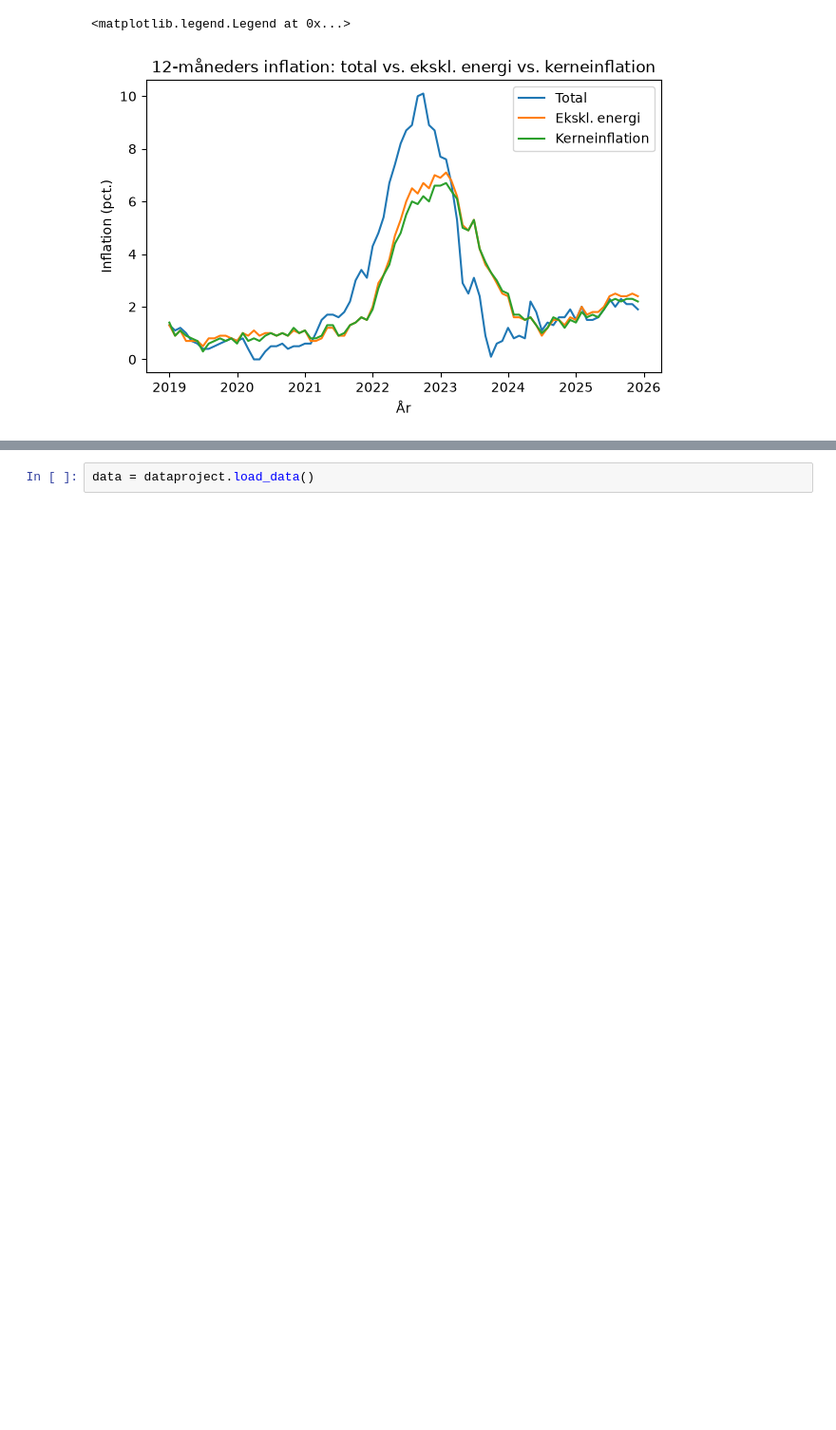
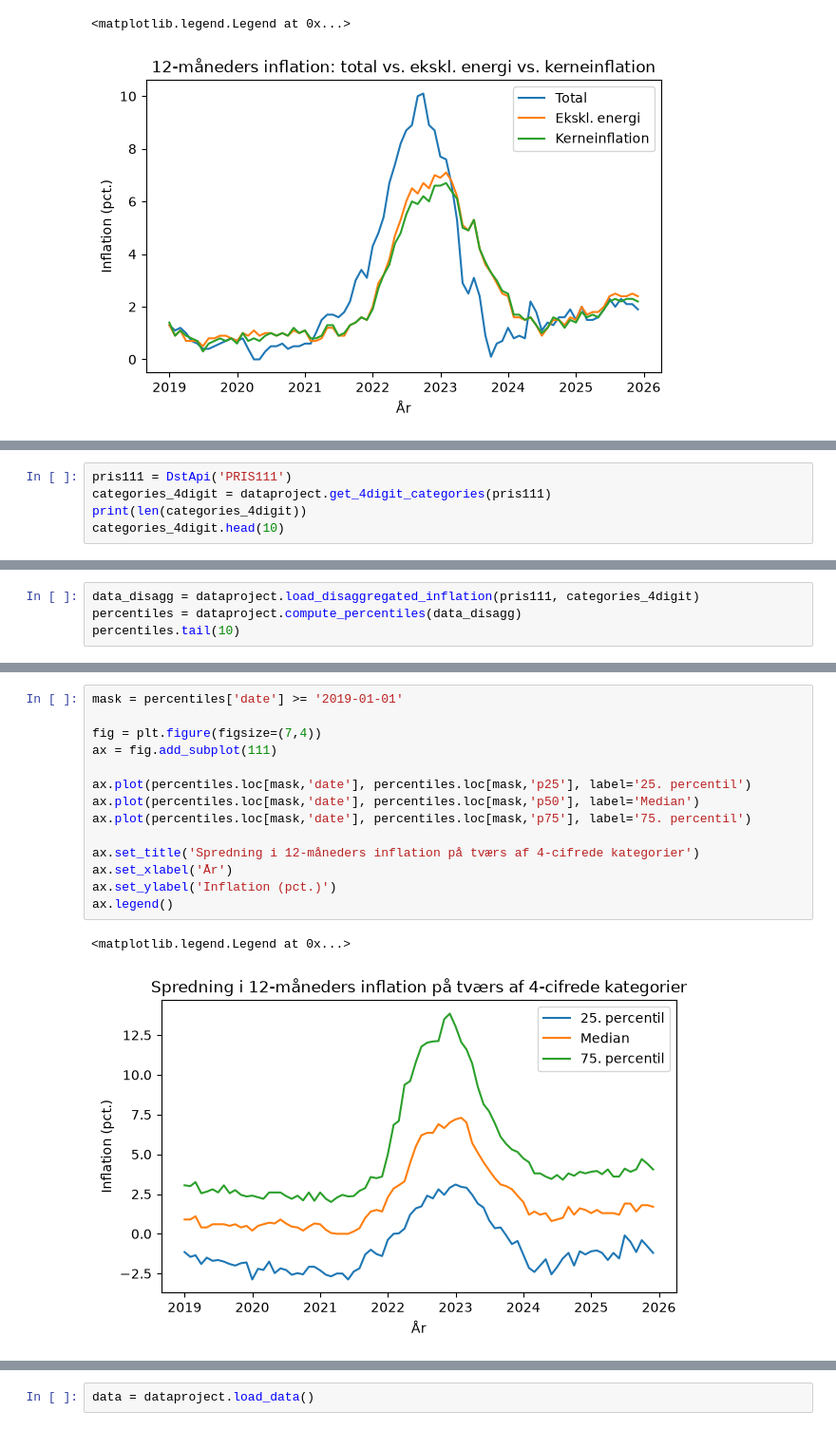
Before and after one commit to NumEconCopenhagen/projects-2025-jvb, a Jupyter notebook: 01_dataproject/dataproject.ipynb, the cells around one changed output, grey strips where cells are left out. Shown at 95% size. Saved outputs shown, nothing was run; the diff lists cells and outputs as text; blank space fills up the shorter version.

```diff
--- a/01_dataproject/dataproject.ipynb
+++ b/01_dataproject/dataproject.ipynb
@@ -275,0 +304,5 @@ ax.legend()
+# %%
+pris111 = DstApi('PRIS111')
+categories_4digit = dataproject.get_4digit_categories(pris111)
+print(len(categories_4digit))
+categories_4digit.head(10)
@@ -275,0 +322,4 @@ ax.legend()
+# %%
+data_disagg = dataproject.load_disaggregated_inflation(pris111, categories_4digit)
+percentiles = dataproject.compute_percentiles(data_disagg)
+percentiles.tail(10)
@@ -275,0 +338,17 @@ ax.legend()
+# %%
+mask = percentiles['date'] >= '2019-01-01'
+
+fig = plt.figure(figsize=(7,4))
+ax = fig.add_subplot(111)
+
+ax.plot(percentiles.loc[mask,'date'], percentiles.loc[mask,'p25'], label='25. percentil')
+ax.plot(percentiles.loc[mask,'date'], percentiles.loc[mask,'p50'], label='Median')
+ax.plot(percentiles.loc[mask,'date'], percentiles.loc[mask,'p75'], label='75. percentil')
+
+ax.set_title('Spredning i 12-måneders inflation på tværs af 4-cifrede kategorier')
+ax.set_xlabel('År')
+ax.set_ylabel('Inflation (pct.)')
+ax.legend()
+# %% [output]
+<matplotlib.legend.Legend at 0x...>
+[figure, added]
```
Also changed, not shown: parts of 8 cells of this notebook, 1 other file.
